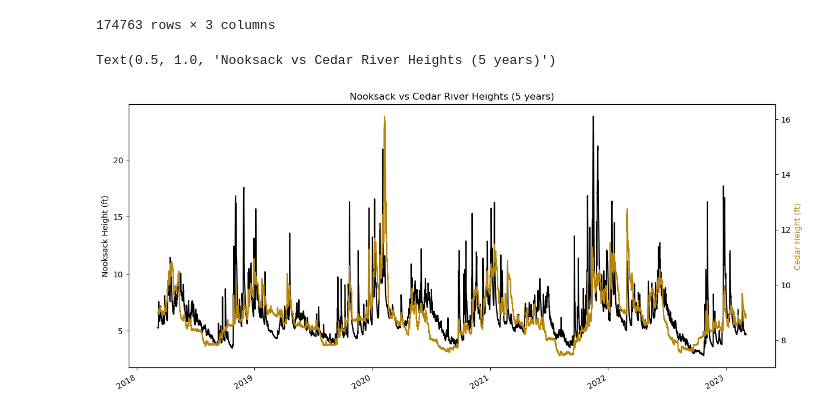
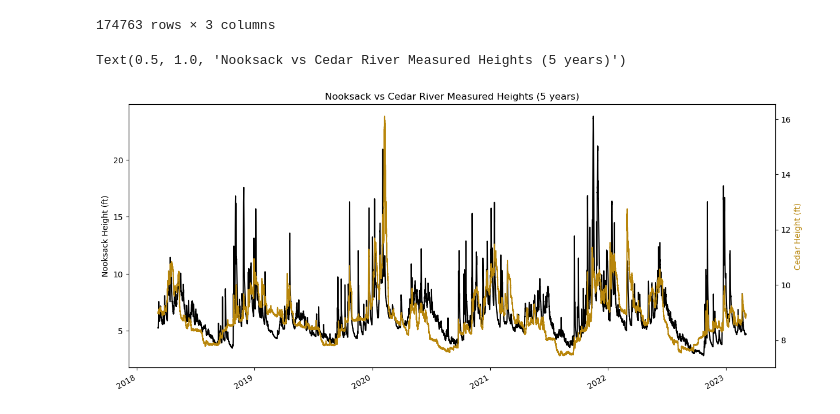
Before and after one commit to tydunn1/Nooksack_River_Analysis, a Jupyter notebook: Final.ipynb, the cells around one changed output. Drawn from its saved outputs; the diff is of its cells as text; code cells hidden in the pictures.

```diff
--- a/Final.ipynb
+++ b/Final.ipynb
@@ -210,16 +217,16 @@ five_df
 # %%
 fig, axes = plt.subplots(figsize = (12, 6))
 ax0 = axes
 fig.tight_layout() # add spacing between plots
 
 axes.plot(five_df.Date_Time, five_df.Nooksack_Height, color = 'black')
 ax0 = five_df.plot(x = 'Date_Time', y = 'Cedar_Height', ax = axes, secondary_y = True, color = 'darkgoldenrod')
 axes.set_ylabel('Nooksack Height (ft)')
 ax0.set_ylabel('Cedar Height (ft)', color = 'darkgoldenrod') # secondary axis
 axes.set_xlabel('')
 axes.get_legend().remove()
 
-axes.set_title('Nooksack vs Cedar River Heights (5 years)')
+axes.set_title('Nooksack vs Cedar River Measured Heights (5 years)')
 # %% [output]
-Text(0.5, 1.0, 'Nooksack vs Cedar River Heights (5 years)')
+Text(0.5, 1.0, 'Nooksack vs Cedar River Measured Heights (5 years)')
-[figure, old version]
+[figure, new version]
```
Also changed, not shown: parts of 3 cells of this notebook.
